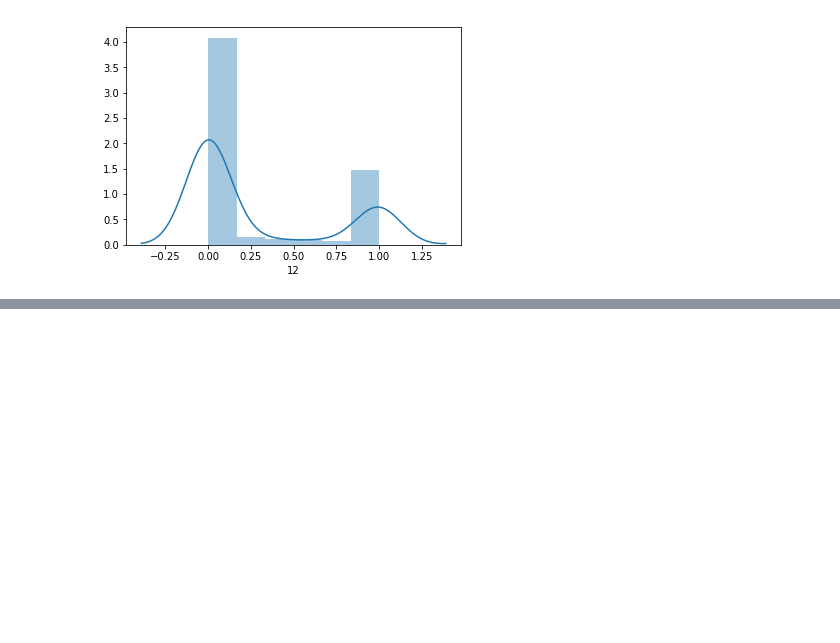
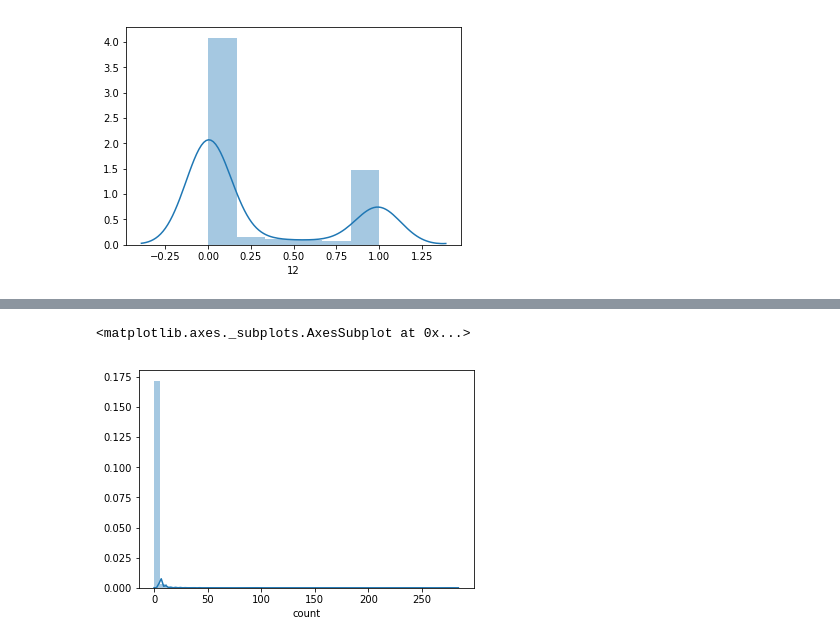
Before and after one commit to jfear/s2rnai, a Jupyter notebook: notebook/develop/2017-11-17_test_chipwf_w_modENCODEs2.ipynb, the cells around one changed output, grey strips where cells are left out. Cells and saved outputs as stored; diff of their text form; code cells hidden in the pictures; blank space fills up the shorter version.

```diff
--- a/notebook/develop/2017-11-17_test_chipwf_w_modENCODEs2.ipynb
+++ b/notebook/develop/2017-11-17_test_chipwf_w_modENCODEs2.ipynb
@@ -102,0 +112,7 @@ sb.distplot(coverage2[12])
+# %%
+mod_coverage = pd.read_table('../../output/chip/modENCODE_coverage.bed', header=None)
+
+mod_coverage['gene_id'] = [x.split(';')[0].split()[1].strip('"')for x in mod_coverage[3]]
+mod_coverage['gene_symbol'] = [x.split(';')[1].split()[1].strip('"')for x in mod_coverage[3]]
+mod_coverage['count'] = mod_coverage[4]
+mod_coverage = mod_coverage[['gene_id','gene_symbol','count']]
@@ -102,0 +137,5 @@ sb.distplot(coverage2[12])
+# %%
+sb.distplot(mod_coverage['count'])
+# %% [output]
+<matplotlib.axes._subplots.AxesSubplot at 0x...>
+[figure, added]
```
Also changed, not shown: parts of 17 cells of this notebook.
